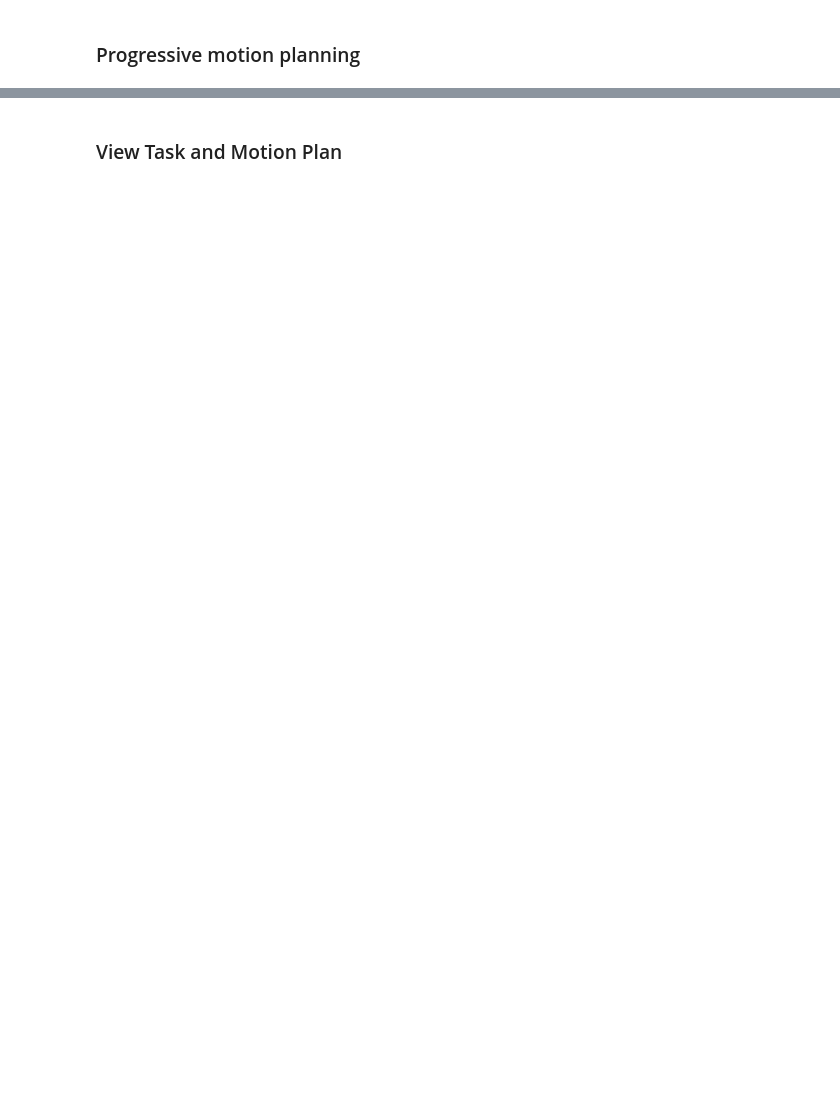
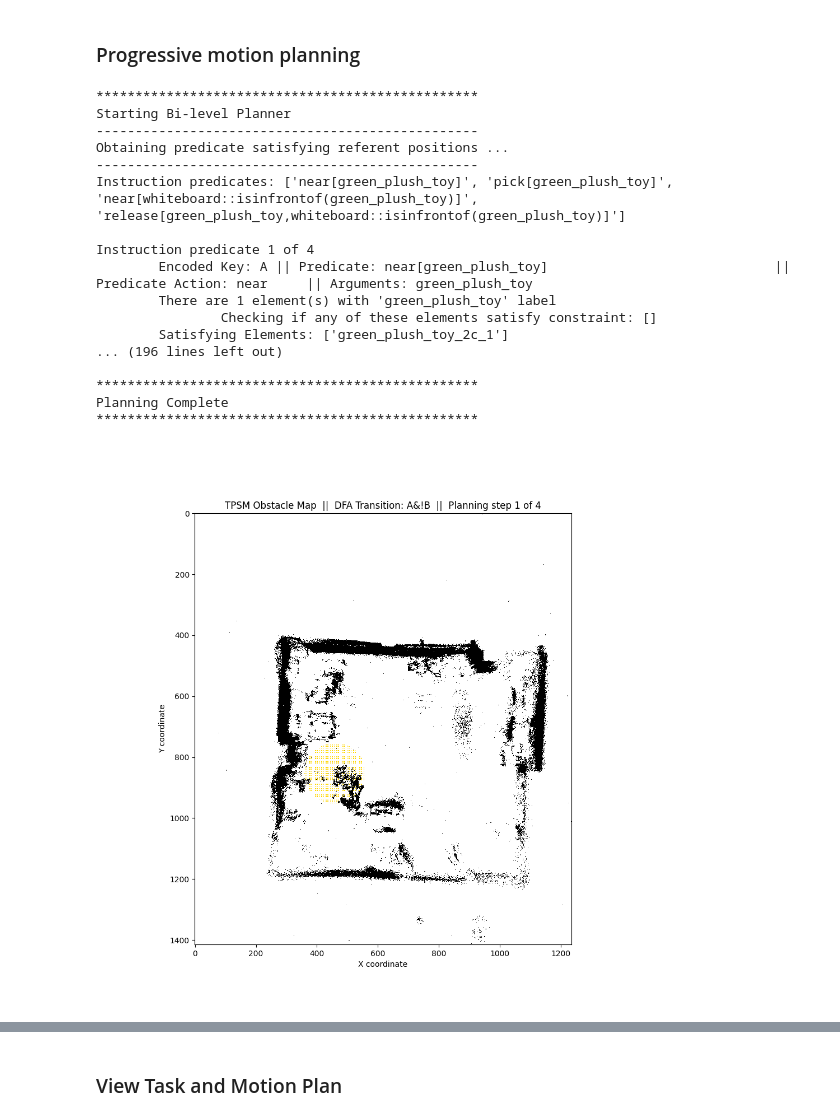
Before and after one commit to brownirl/CoMMa, a Jupyter notebook: demo_notebook.ipynb, the cells around one changed output, grey strips where cells are left out. Cells and saved outputs as stored; diff of their text form; code cells hidden in the pictures; blank space fills up the shorter version.

```diff
--- a/demo_notebook.ipynb
+++ b/demo_notebook.ipynb
@@ -96,18 +207,37 @@ clicked_points = plot_map_with_points(obstacle_map)
 # %%
 from limp.planner.multi_level_planner import progressive_motion_planner
 
 robot_motion_type = "2D"              #determines if planing space is 2D or 3D
 z_height_2d=0                         #height of 2D planning space
 
-step_factor=20                        #determines density of generated visual demarcations of regions of interest. Adjust for denser or sparser points
-goal_sampling_percentage=20           #percentage of goal points to sample from the goal region to make exhaustive motion planning tractable
+step_factor=40                        #determines density of generated visual demarcations of regions of interest. Adjust for denser or sparser points
+goal_sampling_percentage=15           #percentage of goal points to sample from the goal region to make exhaustive motion planning tractable
 use_heuristic_flag=True               #determines if we use modified version of FMT* with cost to goal heuristic
 visualize_flag=True                   #determines if we visualize the computed motion plan
 obstacle_map_resolution = 0.01        #determines the resolution of the obstacle map
 filter_h_min_bottom = -3              #height to filter out pointcloud points below this height (meters) [Floor]
 filter_h_max_top= 1                   #height to filter out pointcloud points above this height (meters) [Roof] #see doors: 0.7 || Old value:-0.15
 nearness_threshold = 1                #determines the meaning of nearness of planning space demarcation (meters)
 start_point = clicked_points[-1]      #robot start location
 show_color_bars_flag = False
 
 computed_plan = progressive_motion_planner(start_point, task_dfa, dfa_graph, env_pointcloud, relevant_element_details, encoding_map, nearness_threshold, obstacle_map_resolution, filter_h_min_bottom, filter_h_max_top, robot_motion_type, height_2d=z_height_2d, stepfactor=step_factor, use_heuristic=use_heuristic_flag,visualize=visualize_flag,tmp_fldr=tmp_fldr,goal_sample_percentage=goal_sampling_percentage,show_color_bars=show_color_bars_flag)
+# %% [output]
+*************************************************
+Starting Bi-level Planner
+-------------------------------------------------
+Obtaining predicate satisfying referent positions ...
+-------------------------------------------------
+Instruction predicates: ['near[green_plush_toy]', 'pick[green_plush_toy]', 'near[whiteboard::isinfrontof(green_plush_toy)]', 'release[green_plush_toy,whiteboard::isinfrontof(green_plush_toy)]']
+
+Instruction predicate 1 of 4
+        Encoded Key: A || Predicate: near[green_plush_toy]                             || Predicate Action: near     || Arguments: green_plush_toy
+        There are 1 element(s) with 'green_plush_toy' label
+                Checking if any of these elements satisfy constraint: []
+        Satisfying Elements: ['green_plush_toy_2c_1']
+... (196 lines left out)
+
+*************************************************
+Planning Complete
+*************************************************
+[figure, added]
```
Also changed, not shown: parts of 11 cells of this notebook.
